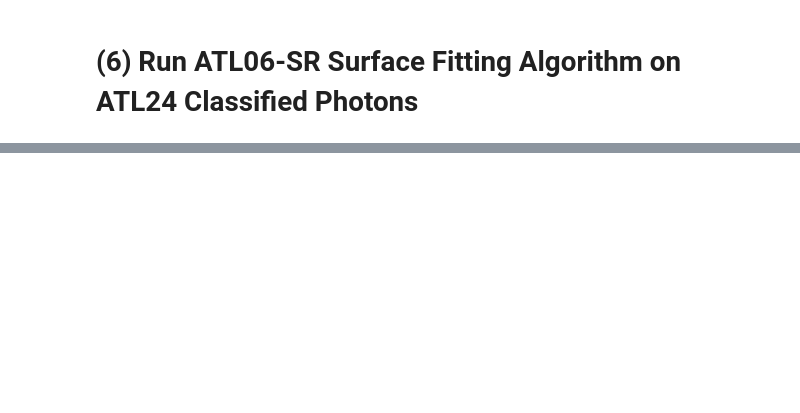
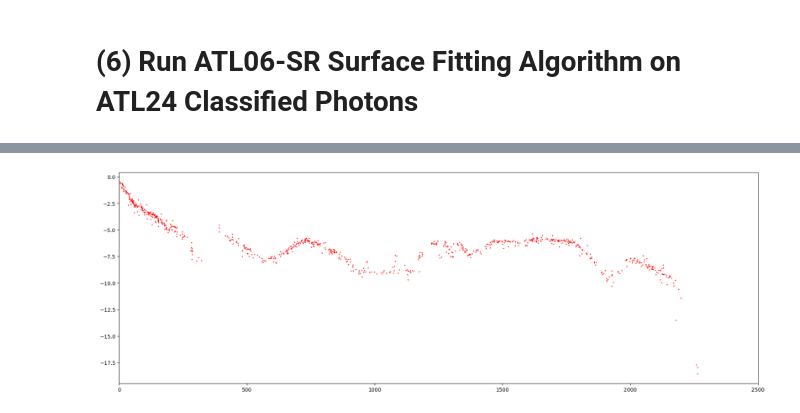
Before and after one commit to SlideRuleEarth/sliderule, a Jupyter notebook: clients/python/examples/atl24_access.ipynb, the cells around one changed output, grey strips where cells are left out. Drawn from its saved outputs; the diff is of its cells as text; code cells hidden in the pictures; blank space fills up the shorter version.

```diff
--- a/clients/python/examples/atl24_access.ipynb
+++ b/clients/python/examples/atl24_access.ipynb
@@ -160,0 +330,17 @@ plot_atl24(gdf2)
+# %%
+parms = {
+    "atl24": {
+        "class_ph": ["bathymetry"],
+#        "confidence_threshold": 0.6,
+#        "invalid_kd": False,
+#        "invalid_wind_speed": False,
+        "low_confidence": False,
+#        "night": True,
+#        "sensor_depth_exceeded": False,
+        "anc_fields": ["index_ph", "index_seg"]
+    },
+    "beams": "gt3r",
+    "rgt": 202,
+    "cycle": 12
+}
+gdf7 = sliderule.run("atl24x", parms, aoi=aoi)
@@ -160,0 +371,4 @@ plot_atl24(gdf2)
+# %%
+plot_atl24(gdf7, 0, 2500)
+# %% [output]
+[figure, added]
```
Also changed, not shown: parts of 28 cells of this notebook, 3 other files.
